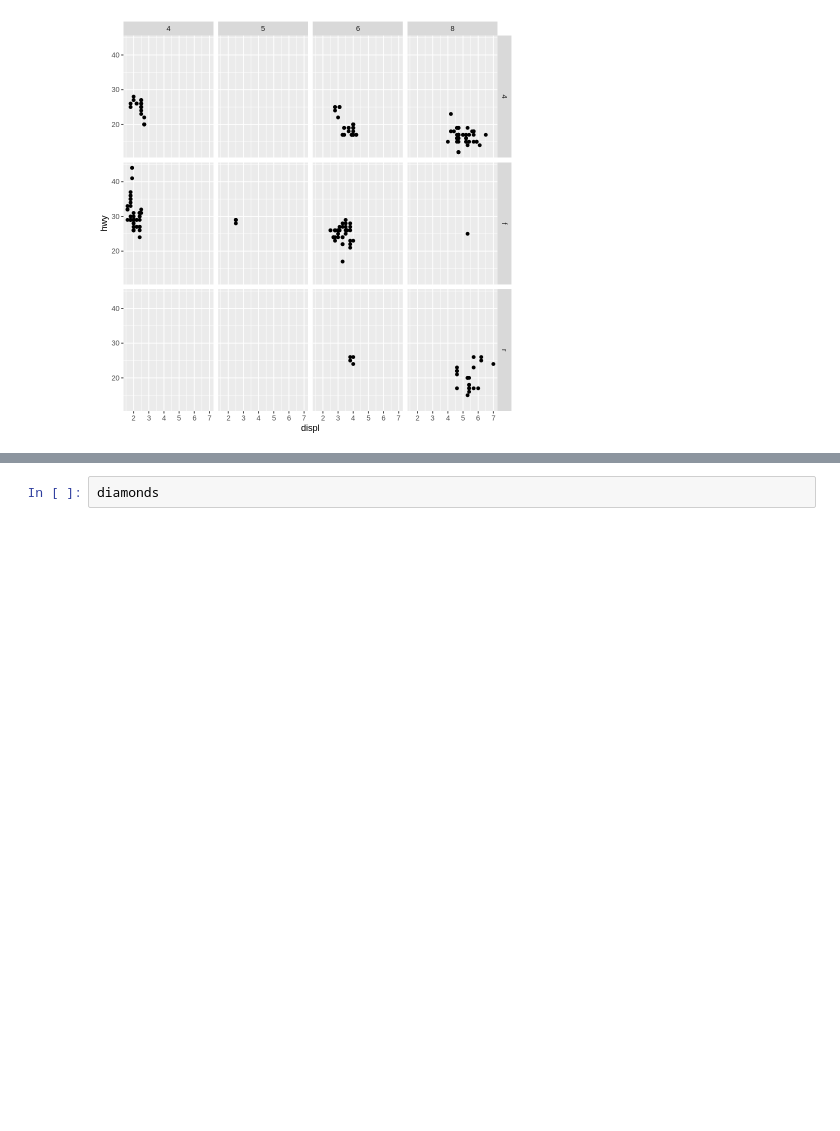
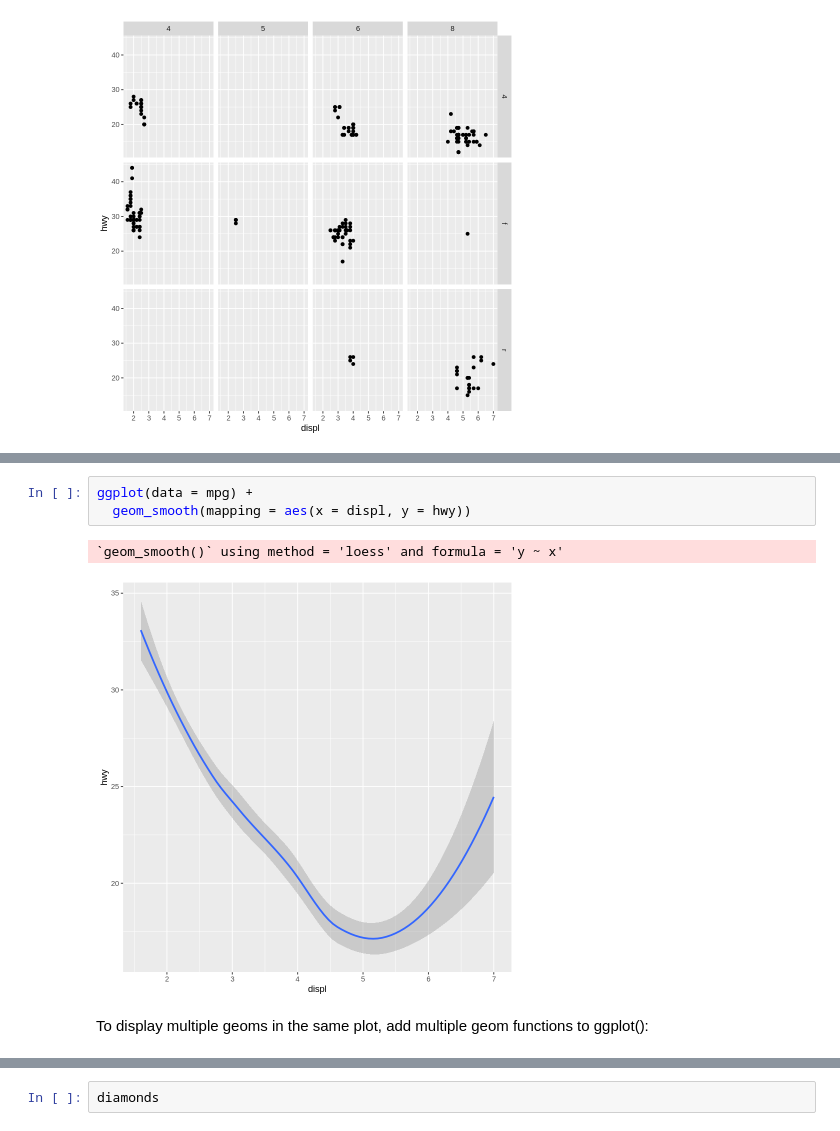
Before and after one commit to ikwak2/testrepository, a Jupyter notebook: R4df_1.ipynb, the cells around one changed output, grey strips where cells are left out. Cells and saved outputs as stored; diff of their text form; blank space fills up the shorter version.

```diff
--- a/R4df_1.ipynb
+++ b/R4df_1.ipynb
@@ -638,0 +733,8 @@ ggplot(data = mpg) +
+# %%
+ggplot(data = mpg) +
+  geom_smooth(mapping = aes(x = displ, y = hwy))
+# %% [output]
+`geom_smooth()` using method = 'loess' and formula = 'y ~ x'
+[figure, added]
+# %% [markdown]
+To display multiple geoms in the same plot, add multiple geom functions to ggplot():
```
Also changed, not shown: parts of 35 cells of this notebook.
